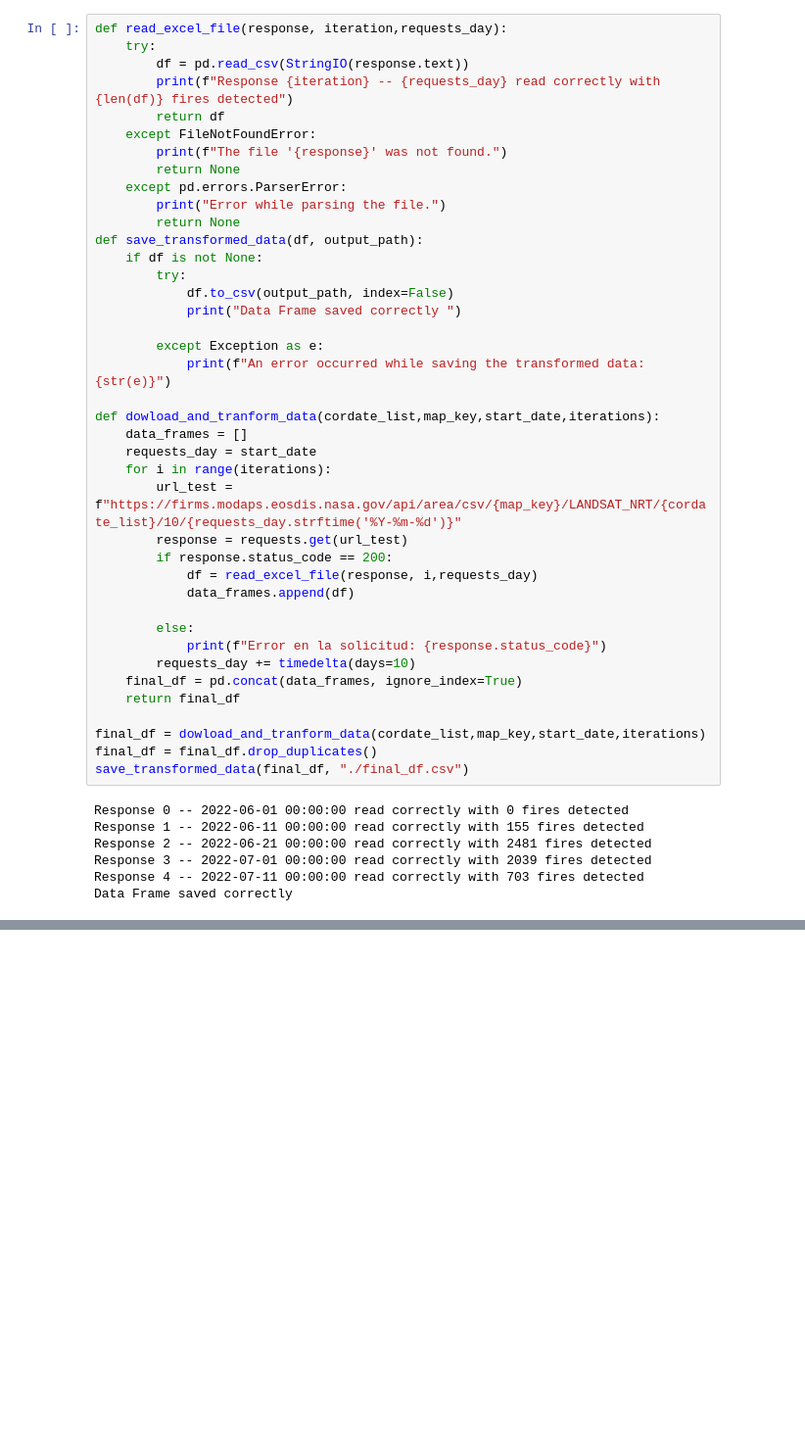
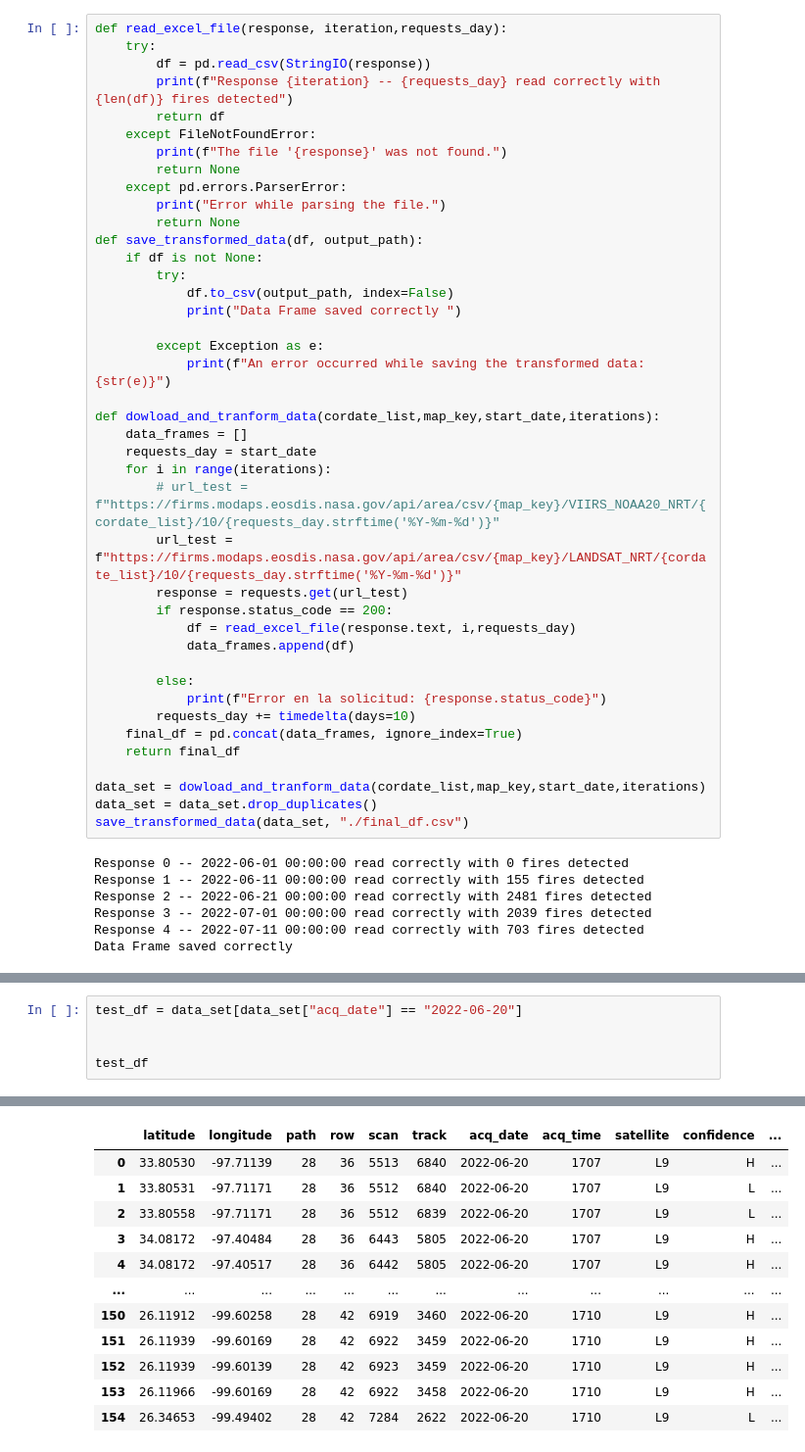
Before and after one commit to Fabrifj/fire_detected, a Jupyter notebook: detect_top_fire.ipynb, the cells around one changed output, grey strips where cells are left out. Shown: that part at 98% size. Saved outputs shown, nothing was run; the diff lists cells and outputs as text; blank space fills up the shorter version.

```diff
--- a/detect_top_fire.ipynb
+++ b/detect_top_fire.ipynb
@@ -26,7 +37,7 @@ iterations = int(days/10)
 # %%
 def read_excel_file(response, iteration,requests_day):
     try:
-        df = pd.read_csv(StringIO(response.text))
+        df = pd.read_csv(StringIO(response))
         print(f"Response {iteration} -- {requests_day} read correctly with {len(df)} fires detected")
         return df
     except FileNotFoundError:
@@ -48,10 +59,11 @@ def dowload_and_tranform_data(cordate_list,map_key,start_date,iterations):
     data_frames = []
     requests_day = start_date
     for i in range(iterations):
+        # url_test = f"https://firms.modaps.eosdis.nasa.gov/api/area/csv/{map_key}/VIIRS_NOAA20_NRT/{cordate_list}/10/{requests_day.strftime('%Y-%m-%d')}"
         url_test = f"https://firms.modaps.eosdis.nasa.gov/api/area/csv/{map_key}/LANDSAT_NRT/{cordate_list}/10/{requests_day.strftime('%Y-%m-%d')}"
         response = requests.get(url_test)
         if response.status_code == 200:
-            df = read_excel_file(response, i,requests_day)
+            df = read_excel_file(response.text, i,requests_day)
             data_frames.append(df)
 
         else:
@@ -60,9 +72,9 @@ def dowload_and_tranform_data(cordate_list,map_key,start_date,iterations):
     final_df = pd.concat(data_frames, ignore_index=True)
     return final_df
 
-final_df = dowload_and_tranform_data(cordate_list,map_key,start_date,iterations)
-final_df = final_df.drop_duplicates()
-save_transformed_data(final_df, "./final_df.csv")
+data_set = dowload_and_tranform_data(cordate_list,map_key,start_date,iterations)
+data_set = data_set.drop_duplicates()
+save_transformed_data(data_set, "./final_df.csv")
 # %% [output]
 Response 0 -- 2022-06-01 00:00:00 read correctly with 0 fires detected
 Response 1 -- 2022-06-11 00:00:00 read correctly with 155 fires detected
@@ -209,0 +307,6 @@ graph_fire_area(top_fires.iloc[0])
+# %%
+test_df = data_set[data_set["acq_date"] == "2022-06-20"]
+
+
+test_df
+# %% [output]
@@ -209,0 +323,12 @@ graph_fire_area(top_fires.iloc[0])
+|  | latitude | longitude | path | row | scan | track | acq_date | acq_time | satellite | confidence | ... |
+| 0 | 33.80530 | -97.71139 | 28 | 36 | 5513 | 6840 | 2022-06-20 | 1707 | L9 | H | ... |
+| 1 | 33.80531 | -97.71171 | 28 | 36 | 5512 | 6840 | 2022-06-20 | 1707 | L9 | L | ... |
+| 2 | 33.80558 | -97.71171 | 28 | 36 | 5512 | 6839 | 2022-06-20 | 1707 | L9 | L | ... |
+| 3 | 34.08172 | -97.40484 | 28 | 36 | 6443 | 5805 | 2022-06-20 | 1707 | L9 | H | ... |
+| 4 | 34.08172 | -97.40517 | 28 | 36 | 6442 | 5805 | 2022-06-20 | 1707 | L9 | H | ... |
+| ... | ... | ... | ... | ... | ... | ... | ... | ... | ... | ... | ... |
+| 150 | 26.11912 | -99.60258 | 28 | 42 | 6919 | 3460 | 2022-06-20 | 1710 | L9 | H | ... |
+| 151 | 26.11939 | -99.60169 | 28 | 42 | 6922 | 3459 | 2022-06-20 | 1710 | L9 | H | ... |
+| 152 | 26.11939 | -99.60139 | 28 | 42 | 6923 | 3459 | 2022-06-20 | 1710 | L9 | H | ... |
+| 153 | 26.11966 | -99.60169 | 28 | 42 | 6922 | 3458 | 2022-06-20 | 1710 | L9 | H | ... |
+| 154 | 26.34653 | -99.49402 | 28 | 42 | 7284 | 2622 | 2022-06-20 | 1710 | L9 | L | ... |
```
Also changed, not shown: parts of 39 cells of this notebook, 3 other files.
